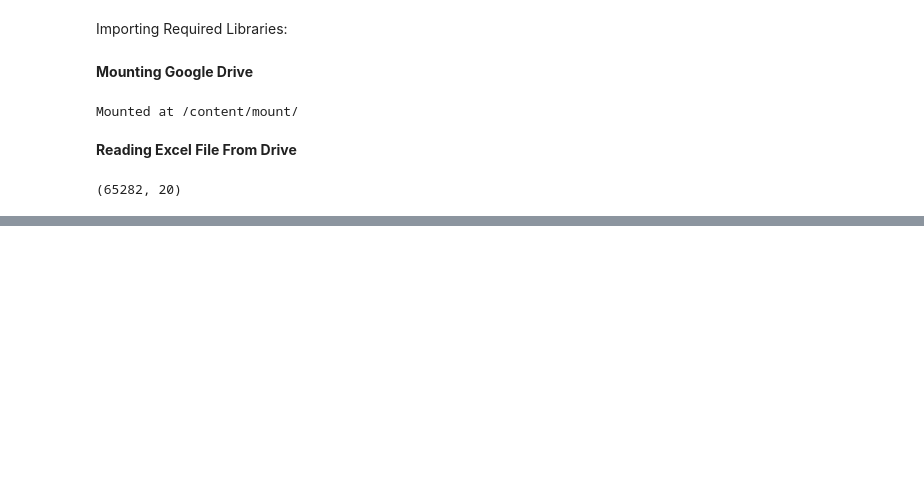
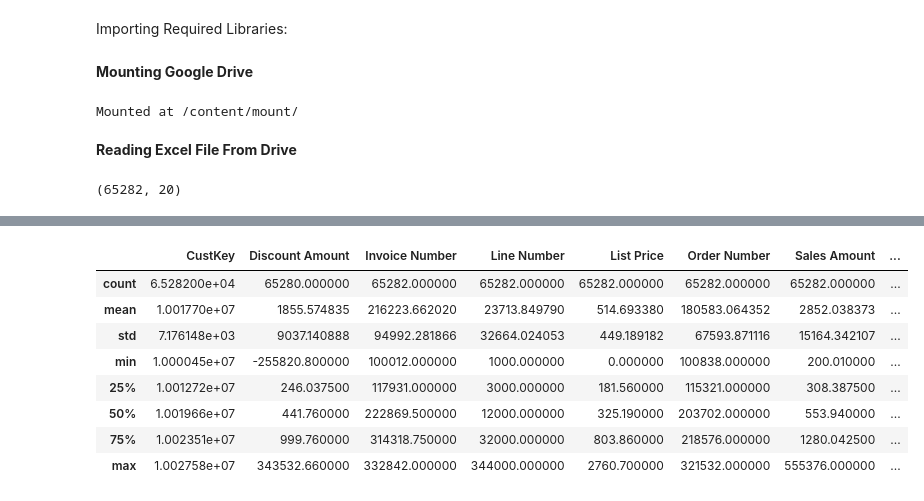
Before and after one commit to SachinYallapurkar/AMAZON-SALES-DATA-ANALYSIS, a Jupyter notebook: Amazon_Sales_Data_Analysis.ipynb, the cells around one changed output, grey strips where cells are left out. Saved outputs shown, nothing was run; the diff lists cells and outputs as text; code cells hidden in the pictures; blank space fills up the shorter version.

```diff
--- a/Amazon_Sales_Data_Analysis.ipynb
+++ b/Amazon_Sales_Data_Analysis.ipynb
@@ -30,0 +137,14 @@ sales_data.shape
+# %%
+# Generating Descriptive Statistics
+
+sales_data1.describe()
+# %% [output]
+|  | CustKey | Discount Amount | Invoice Number | Line Number | List Price | Order Number | Sales Amount | ... |
+| count | 6.528200e+04 | 65280.000000 | 65282.000000 | 65282.000000 | 65282.000000 | 65282.000000 | 65282.000000 | ... |
+| mean | 1.001770e+07 | 1855.574835 | 216223.662020 | 23713.849790 | 514.693380 | 180583.064352 | 2852.038373 | ... |
+| std | 7.176148e+03 | 9037.140888 | 94992.281866 | 32664.024053 | 449.189182 | 67593.871116 | 15164.342107 | ... |
+| min | 1.000045e+07 | -255820.800000 | 100012.000000 | 1000.000000 | 0.000000 | 100838.000000 | 200.010000 | ... |
+| 25% | 1.001272e+07 | 246.037500 | 117931.000000 | 3000.000000 | 181.560000 | 115321.000000 | 308.387500 | ... |
+| 50% | 1.001966e+07 | 441.760000 | 222869.500000 | 12000.000000 | 325.190000 | 203702.000000 | 553.940000 | ... |
+| 75% | 1.002351e+07 | 999.760000 | 314318.750000 | 32000.000000 | 803.860000 | 218576.000000 | 1280.042500 | ... |
+| max | 1.002758e+07 | 343532.660000 | 332842.000000 | 344000.000000 | 2760.700000 | 321532.000000 | 555376.000000 | ... |
```
Also changed, not shown: parts of 15 cells of this notebook.
